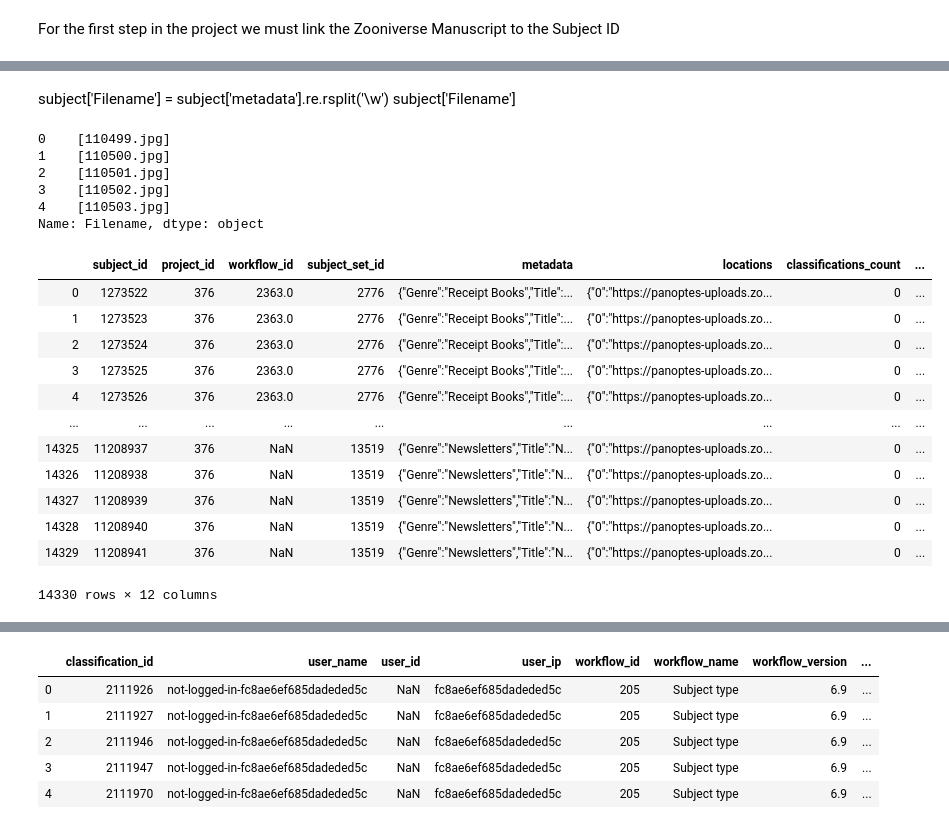
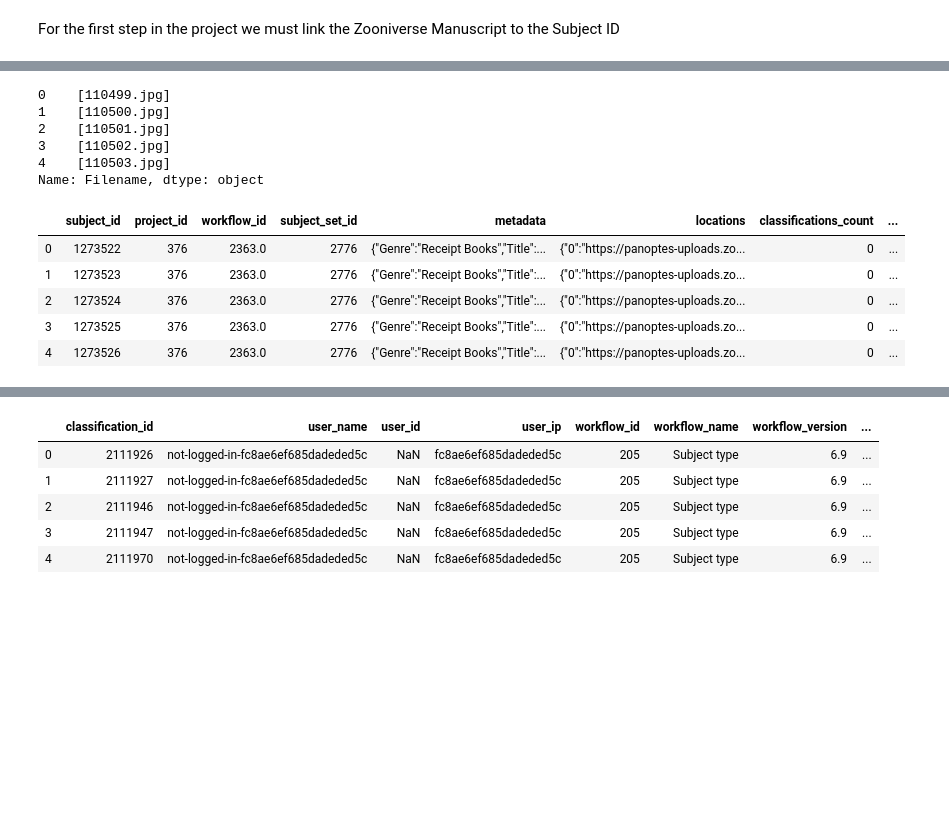
Before and after one commit to nisaputri/The-Shakespeares-UMD, a Jupyter notebook: Shakespeare Data Cleaning and Processing.ipynb, the cells around one changed output, grey strips where cells are left out. Drawn from its saved outputs; the diff is of its cells as text; code cells hidden in the pictures; blank space fills up the shorter version.

```diff
--- a/Shakespeare Data Cleaning and Processing.ipynb
+++ b/Shakespeare Data Cleaning and Processing.ipynb
@@ -27,6 +12,3 @@ subject
-# %% [markdown]
-subject['Filename'] = subject['metadata'].re.rsplit('\w')
-subject['Filename']
 # %%
 #Seperating the Filename ID from the metadata column in subject
 subject['Filename'] = subject['metadata'].str.findall('\d+.jpg')
@@ -42,19 +24,12 @@ Name: Filename, dtype: object
 # %%
 subject['Filename'] = subject['Filename'].str[0]
 subject['Filename']
-subject
+subject.head()
 # %% [output]
 |  | subject_id | project_id | workflow_id | subject_set_id | metadata | locations | classifications_count | ... |
 | 0 | 1273522 | 376 | 2363.0 | 2776 | {"Genre":"Receipt Books","Title":... | {"0":"https://panoptes-uploads.zo... | 0 | ... |
 | 1 | 1273523 | 376 | 2363.0 | 2776 | {"Genre":"Receipt Books","Title":... | {"0":"https://panoptes-uploads.zo... | 0 | ... |
 | 2 | 1273524 | 376 | 2363.0 | 2776 | {"Genre":"Receipt Books","Title":... | {"0":"https://panoptes-uploads.zo... | 0 | ... |
 | 3 | 1273525 | 376 | 2363.0 | 2776 | {"Genre":"Receipt Books","Title":... | {"0":"https://panoptes-uploads.zo... | 0 | ... |
 | 4 | 1273526 | 376 | 2363.0 | 2776 | {"Genre":"Receipt Books","Title":... | {"0":"https://panoptes-uploads.zo... | 0 | ... |
-| ... | ... | ... | ... | ... | ... | ... | ... | ... |
-| 14325 | 11208937 | 376 | NaN | 13519 | {"Genre":"Newsletters","Title":"N... | {"0":"https://panoptes-uploads.zo... | 0 | ... |
-| 14326 | 11208938 | 376 | NaN | 13519 | {"Genre":"Newsletters","Title":"N... | {"0":"https://panoptes-uploads.zo... | 0 | ... |
-| 14327 | 11208939 | 376 | NaN | 13519 | {"Genre":"Newsletters","Title":"N... | {"0":"https://panoptes-uploads.zo... | 0 | ... |
-| 14328 | 11208940 | 376 | NaN | 13519 | {"Genre":"Newsletters","Title":"N... | {"0":"https://panoptes-uploads.zo... | 0 | ... |
-| 14329 | 11208941 | 376 | NaN | 13519 | {"Genre":"Newsletters","Title":"N... | {"0":"https://panoptes-uploads.zo... | 0 | ... |
-14330 rows × 12 columns
 # %%
```
Also changed, not shown: parts of 9 cells of this notebook.
